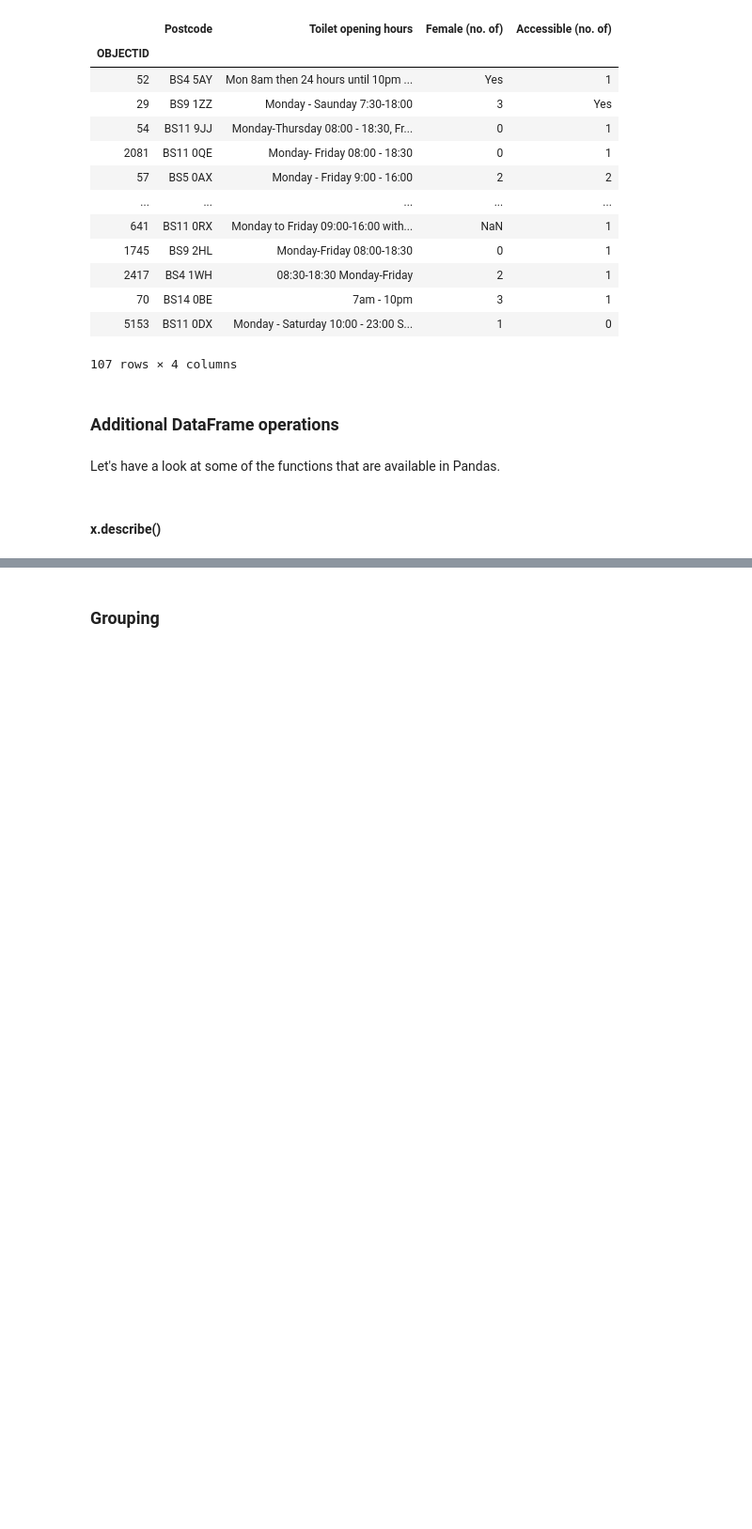
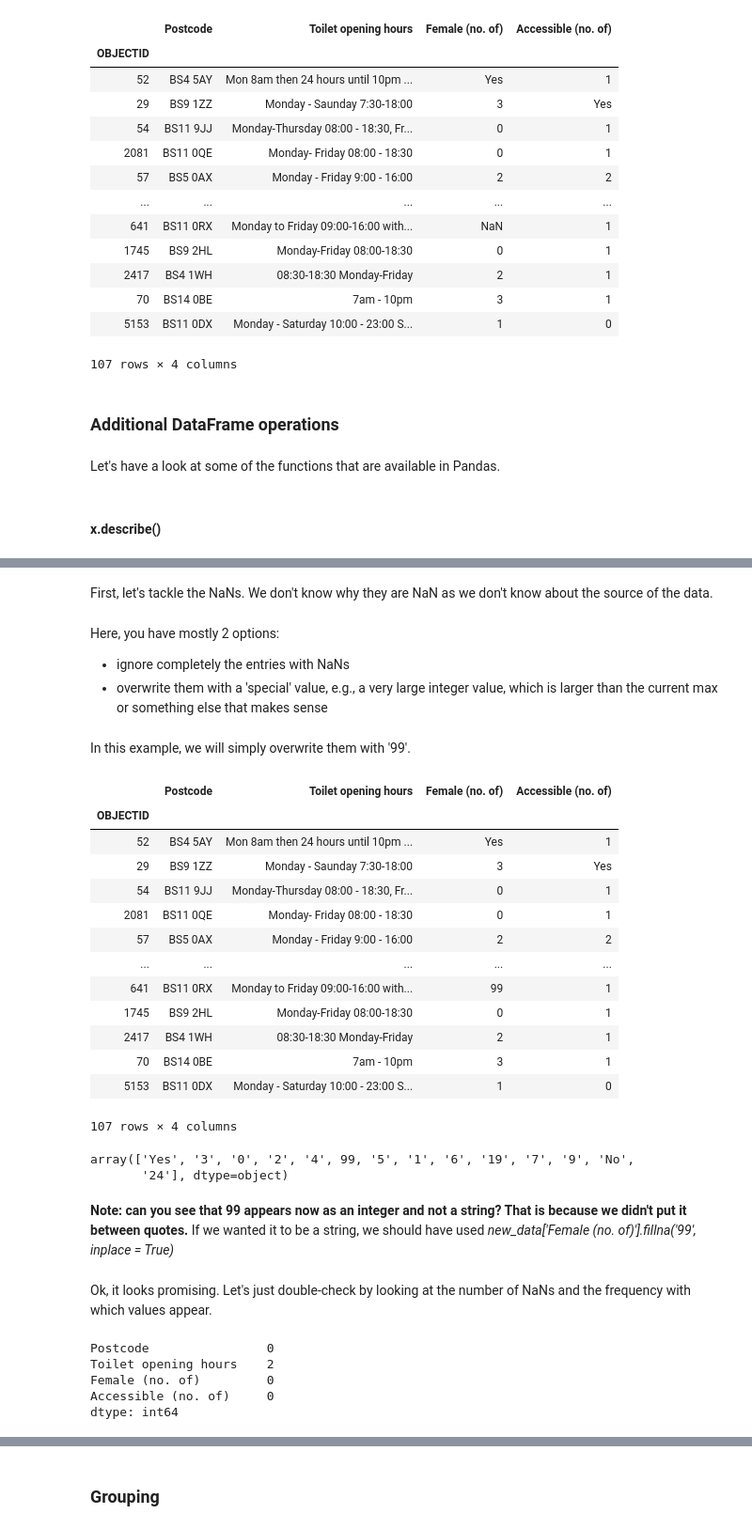
Before and after one commit to CodeHubOrg/python_workshops, a Jupyter notebook: week_5/tutorial_week5.ipynb, the cells around one changed output, grey strips where cells are left out. Shown at 94% size. Saved outputs shown, nothing was run; the diff lists cells and outputs as text; code cells hidden in the pictures; blank space fills up the shorter version.

```diff
--- a/week_5/tutorial_week5.ipynb
+++ b/week_5/tutorial_week5.ipynb
@@ -450,0 +423,44 @@ acc_data.describe()
+# %% [markdown]
+First, let's tackle the NaNs. We don't know why they are NaN as we don't know about the source of the data.
+# %% [markdown]
+Here, you have mostly 2 options:
+- ignore completely the entries with NaNs
+- overwrite them with a 'special' value, e.g., a very large integer value, which is larger than the current max or something else that makes sense
+# %% [markdown]
+In this example, we will simply overwrite them with '99'.
+# %%
+new_data['Female (no. of)'].fillna(99, inplace = True) # Fills all NaN & blanks with 99.
+
+new_data # Let's have a look and see if the NaN has gone
+# %% [output]
+|  | Postcode | Toilet opening hours | Female (no. of) | Accessible (no. of) |
+| OBJECTID |  |  |  |  |
+| 52 | BS4 5AY | Mon 8am then 24 hours until 10pm ... | Yes | 1 |
+| 29 | BS9 1ZZ | Monday - Saunday 7:30-18:00 | 3 | Yes |
+| 54 | BS11 9JJ | Monday-Thursday 08:00 - 18:30, Fr... | 0 | 1 |
+| 2081 | BS11 0QE | Monday- Friday 08:00 - 18:30 | 0 | 1 |
+| 57 | BS5 0AX | Monday - Friday 9:00 - 16:00 | 2 | 2 |
+| ... | ... | ... | ... | ... |
+| 641 | BS11 0RX | Monday to Friday 09:00-16:00 with... | 99 | 1 |
+| 1745 | BS9 2HL | Monday-Friday 08:00-18:30 | 0 | 1 |
+| 2417 | BS4 1WH | 08:30-18:30 Monday-Friday | 2 | 1 |
+| 70 | BS14 0BE | 7am - 10pm | 3 | 1 |
+| 5153 | BS11 0DX | Monday - Saturday 10:00 - 23:00 S... | 1 | 0 |
+107 rows × 4 columns
+# %%
+new_data['Female (no. of)'].unique()
+# %% [output]
+array(['Yes', '3', '0', '2', '4', 99, '5', '1', '6', '19', '7', '9', 'No',
+       '24'], dtype=object)
+# %% [markdown]
+**Note: can you see that 99 appears now as an integer and not a string? That is because we didn't put it between quotes.** If we wanted it to be a string, we should have used *new_data['Female (no. of)'].fillna('99', inplace = True)*
+# %% [markdown]
+Ok, it looks promising.  Let's just double-check by looking at the number of NaNs and the frequency with which values appear.
+# %%
+new_data.isna().sum()
+# %% [output]
+Postcode                0
+Toilet opening hours    2
+Female (no. of)         0
+Accessible (no. of)     0
+dtype: int64
```
Also changed, not shown: parts of 66 cells of this notebook.
